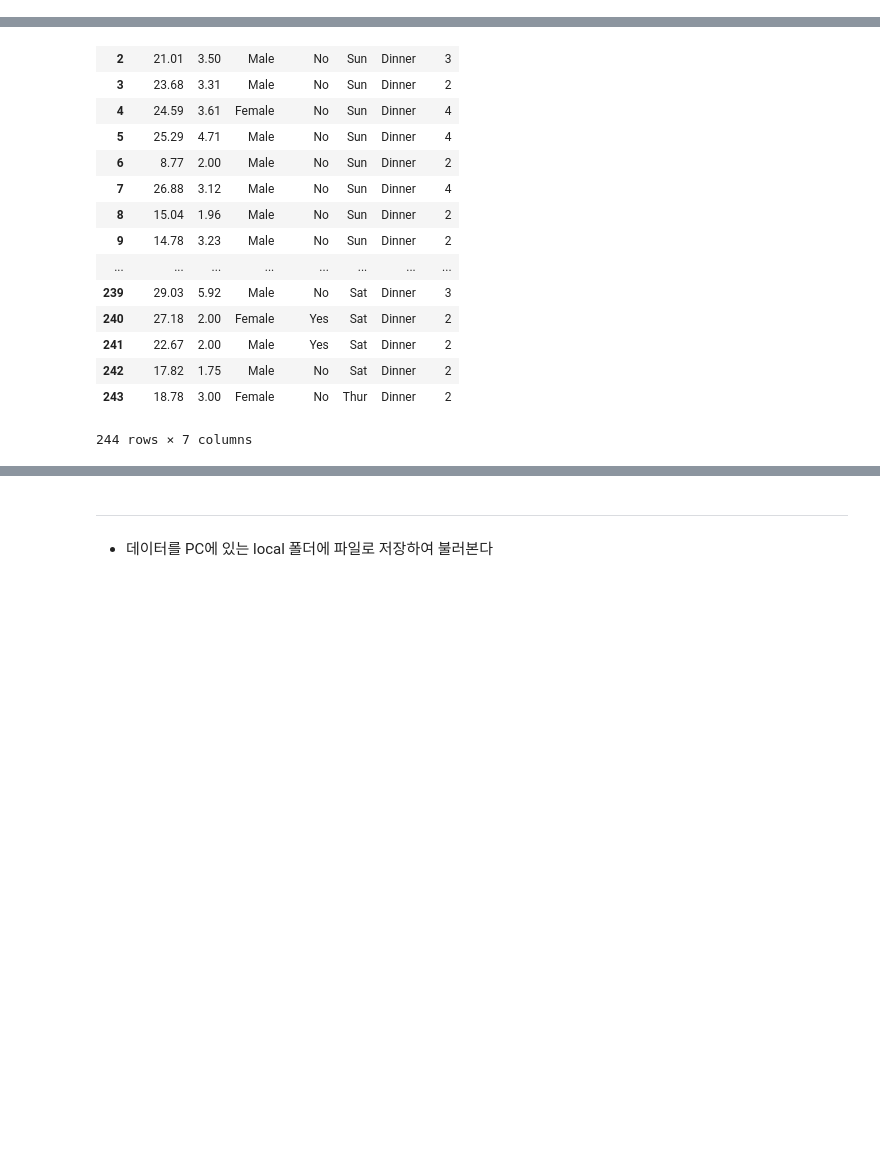
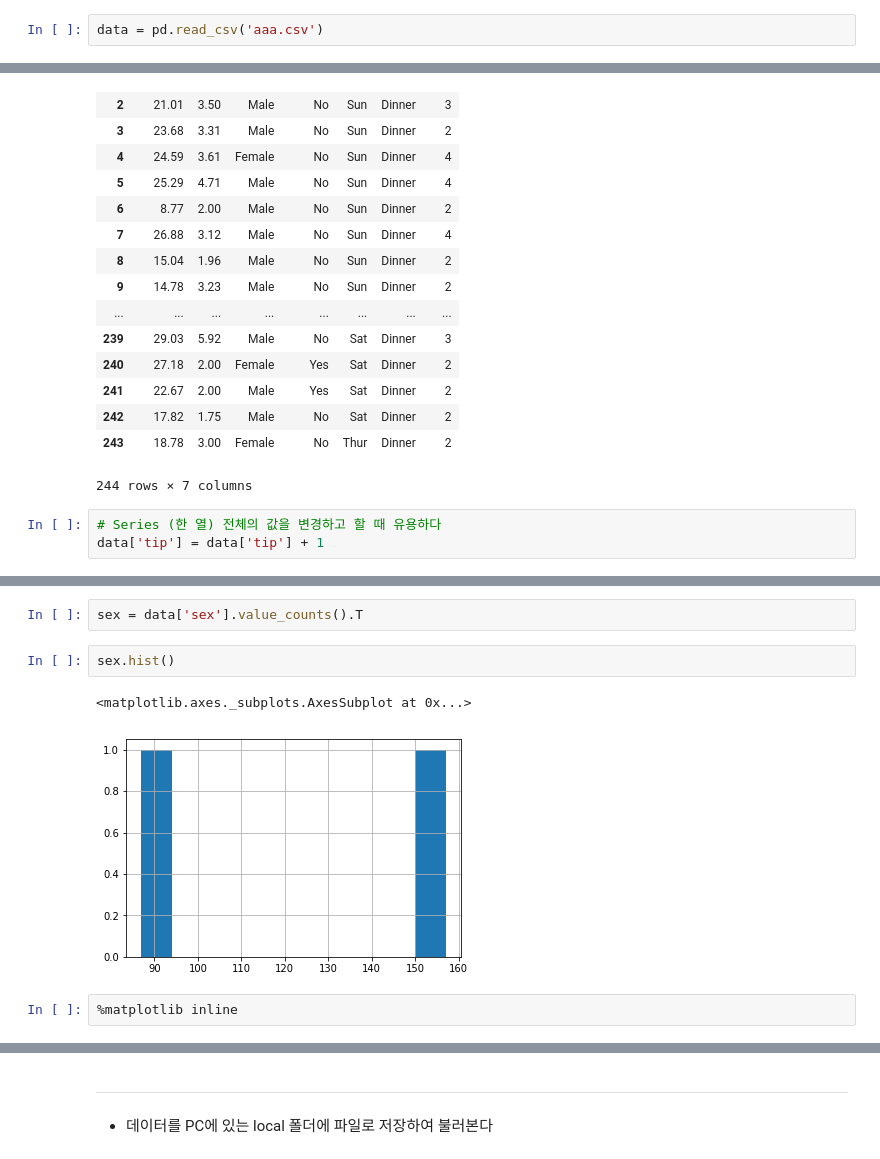
Before and after one commit to THE-R4U/BigDataLecture180618, a Jupyter notebook: 2일차 - 데이터형, PANDAS 데이터 분석.ipynb, the cells around one changed output, grey strips where cells are left out. Cells and saved outputs as stored; diff of their text form; blank space fills up the shorter version.

```diff
--- a/2일차 - 데이터형, PANDAS 데이터 분석.ipynb
+++ b/2일차 - 데이터형, PANDAS 데이터 분석.ipynb
@@ -583,3 +581,5 @@ data = pd.read_csv('https://raw.githubusercontent.com/mwaskom/seaborn-data/maste
+# %%
+data = pd.read_csv('aaa.csv')
 # %%
 data
 # %% [output]
@@ -601,3 +601,6 @@ data
 | 242 | 17.82 | 1.75 | Male | No | Sat | Dinner | 2 |
 | 243 | 18.78 | 3.00 | Female | No | Thur | Dinner | 2 |
 244 rows × 7 columns
+# %%
+# Series (한 열) 전체의 값을 변경하고 할 때 유용하다
+data['tip'] = data['tip'] + 1
@@ -603,0 +760,9 @@ data
+# %%
+sex = data['sex'].value_counts().T
+# %%
+sex.hist()
+# %% [output]
+<matplotlib.axes._subplots.AxesSubplot at 0x...>
+[figure, added]
+# %%
+%matplotlib inline
```
Also changed, not shown: parts of 53 cells of this notebook, 2 other files.
